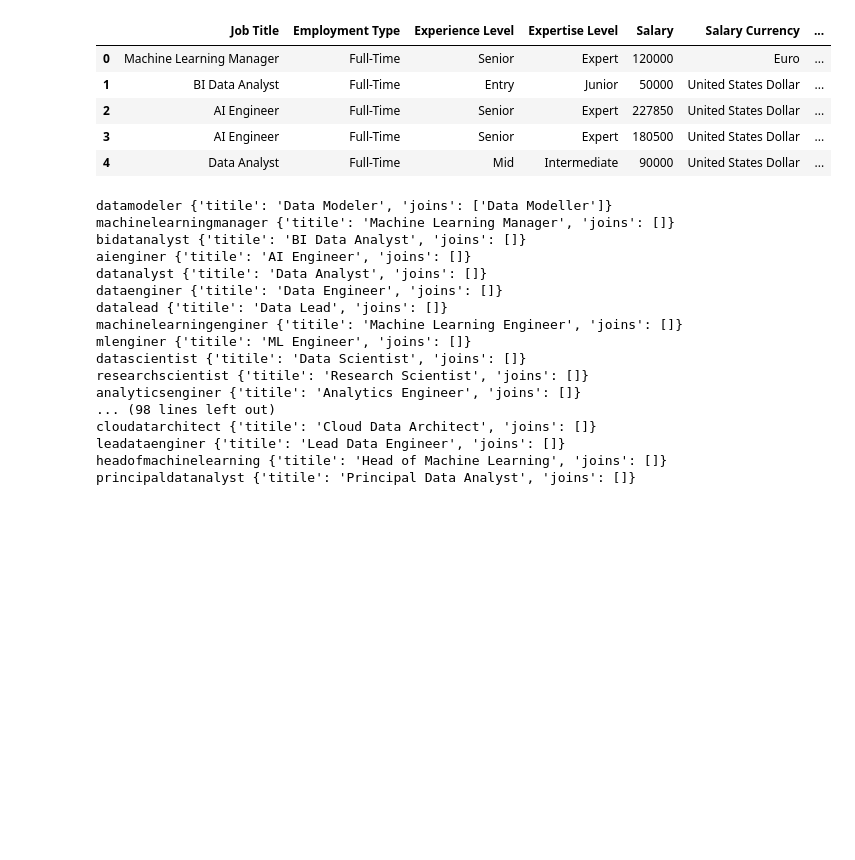
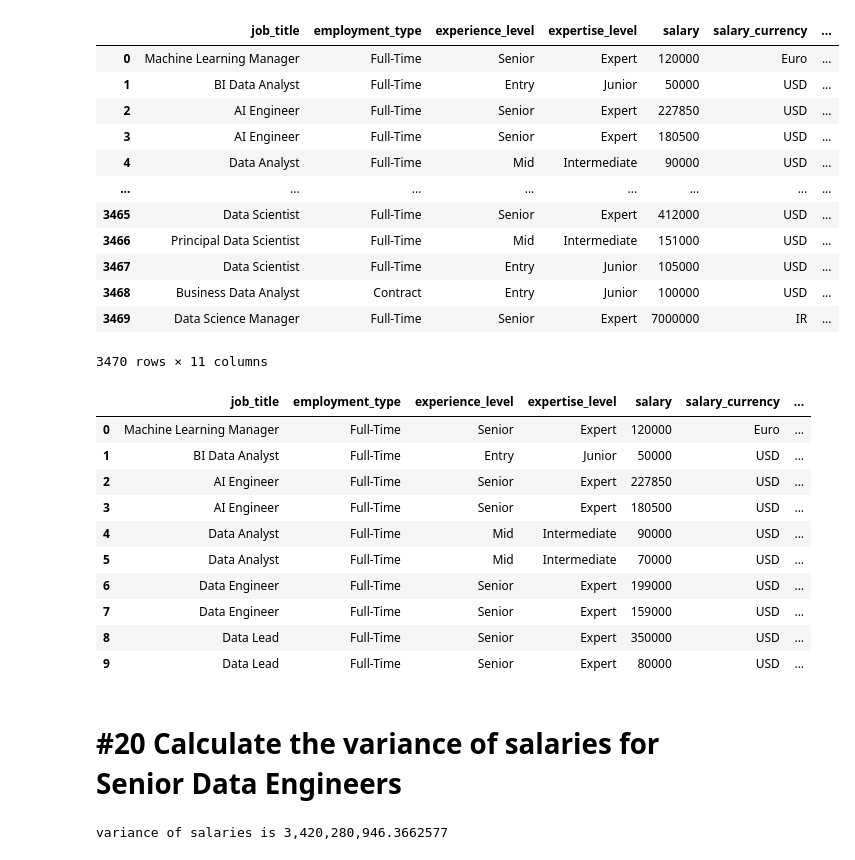
Before and after one commit to oneku16/uca, a Jupyter notebook: Statistics/home_works/home_work_1/home_work_2.ipynb, the cells around one changed output. Cells and saved outputs as stored; diff of their text form; code cells hidden in the pictures; blank space fills up the shorter version.

```diff
--- a/Statistics/home_works/home_work_1/home_work_2.ipynb
+++ b/Statistics/home_works/home_work_1/home_work_2.ipynb
@@ -5,13 +34,20 @@ from itertools import zip_longest
 # %%
 data_frame = pd.read_csv('group_2.csv')
-# %%
-data_frame.head(5)
-# %% [output]
-|  | Job Title | Employment Type | Experience Level | Expertise Level | Salary | Salary Currency | ... |
-| 0 | Machine Learning Manager | Full-Time | Senior | Expert | 120000 | Euro | ... |
-| 1 | BI Data Analyst | Full-Time | Entry | Junior | 50000 | United States Dollar | ... |
-| 2 | AI Engineer | Full-Time | Senior | Expert | 227850 | United States Dollar | ... |
-| 3 | AI Engineer | Full-Time | Senior | Expert | 180500 | United States Dollar | ... |
-| 4 | Data Analyst | Full-Time | Mid | Intermediate | 90000 | United States Dollar | ... |
 # %%
 data_frame.columns = data_frame.columns.str.replace(" ", "_").str.lower()
+# %%
+data_frame
+# %% [output]
+|  | job_title | employment_type | experience_level | expertise_level | salary | salary_currency | ... |
+| 0 | Machine Learning Manager | Full-Time | Senior | Expert | 120000 | Euro | ... |
+| 1 | BI Data Analyst | Full-Time | Entry | Junior | 50000 | USD | ... |
+| 2 | AI Engineer | Full-Time | Senior | Expert | 227850 | USD | ... |
+| 3 | AI Engineer | Full-Time | Senior | Expert | 180500 | USD | ... |
+| 4 | Data Analyst | Full-Time | Mid | Intermediate | 90000 | USD | ... |
+| ... | ... | ... | ... | ... | ... | ... | ... |
+| 3465 | Data Scientist | Full-Time | Senior | Expert | 412000 | USD | ... |
+| 3466 | Principal Data Scientist | Full-Time | Mid | Intermediate | 151000 | USD | ... |
+| 3467 | Data Scientist | Full-Time | Entry | Junior | 105000 | USD | ... |
+| 3468 | Business Data Analyst | Contract | Entry | Junior | 100000 | USD | ... |
+| 3469 | Data Science Manager | Full-Time | Senior | Expert | 7000000 | IR | ... |
+3470 rows × 11 columns
@@ -53,21 +65,0 @@ good_job_titles = {title: values for title, values in sorted(good_job_titles.ite
-# %%
-for title, values in good_job_titles.items():
-    print(title, values)
-# %% [output]
-datamodeler {'titile': 'Data Modeler', 'joins': ['Data Modeller']}
-machinelearningmanager {'titile': 'Machine Learning Manager', 'joins': []}
-bidatanalyst {'titile': 'BI Data Analyst', 'joins': []}
-aienginer {'titile': 'AI Engineer', 'joins': []}
-datanalyst {'titile': 'Data Analyst', 'joins': []}
-dataenginer {'titile': 'Data Engineer', 'joins': []}
-datalead {'titile': 'Data Lead', 'joins': []}
-machinelearningenginer {'titile': 'Machine Learning Engineer', 'joins': []}
-mlenginer {'titile': 'ML Engineer', 'joins': []}
-datascientist {'titile': 'Data Scientist', 'joins': []}
-researchscientist {'titile': 'Research Scientist', 'joins': []}
-analyticsenginer {'titile': 'Analytics Engineer', 'joins': []}
-... (98 lines left out)
-cloudatarchitect {'titile': 'Cloud Data Architect', 'joins': []}
-leadataenginer {'titile': 'Lead Data Engineer', 'joins': []}
-headofmachinelearning {'titile': 'Head of Machine Learning', 'joins': []}
-principaldatanalyst {'titile': 'Principal Data Analyst', 'joins': []}
@@ -73,0 +68,22 @@ principaldatanalyst {'titile': 'Principal Data Analyst', 'joins': []}
+# %%
+data_frame.head(10)
+# %% [output]
+|  | job_title | employment_type | experience_level | expertise_level | salary | salary_currency | ... |
+| 0 | Machine Learning Manager | Full-Time | Senior | Expert | 120000 | Euro | ... |
+| 1 | BI Data Analyst | Full-Time | Entry | Junior | 50000 | USD | ... |
+| 2 | AI Engineer | Full-Time | Senior | Expert | 227850 | USD | ... |
+| 3 | AI Engineer | Full-Time | Senior | Expert | 180500 | USD | ... |
+| 4 | Data Analyst | Full-Time | Mid | Intermediate | 90000 | USD | ... |
+| 5 | Data Analyst | Full-Time | Mid | Intermediate | 70000 | USD | ... |
+| 6 | Data Engineer | Full-Time | Senior | Expert | 199000 | USD | ... |
+| 7 | Data Engineer | Full-Time | Senior | Expert | 159000 | USD | ... |
+| 8 | Data Lead | Full-Time | Senior | Expert | 350000 | USD | ... |
+| 9 | Data Lead | Full-Time | Senior | Expert | 80000 | USD | ... |
+# %% [markdown]
+# #20 Calculate the variance of salaries for Senior Data Engineers
+# %%
+senior_data_engineers = data_frame[(data_frame.job_title == 'Data Engineer') & (data_frame.experience_level == 'Senior')]
+variance_salaries = variance(sequence=list(senior_data_engineers.salary_in_usd))
+print(f'variance of salaries is {variance_salaries:,}')
+# %% [output]
+variance of salaries is 3,420,280,946.3662577
```
Also changed, not shown: parts of 23 cells of this notebook.
